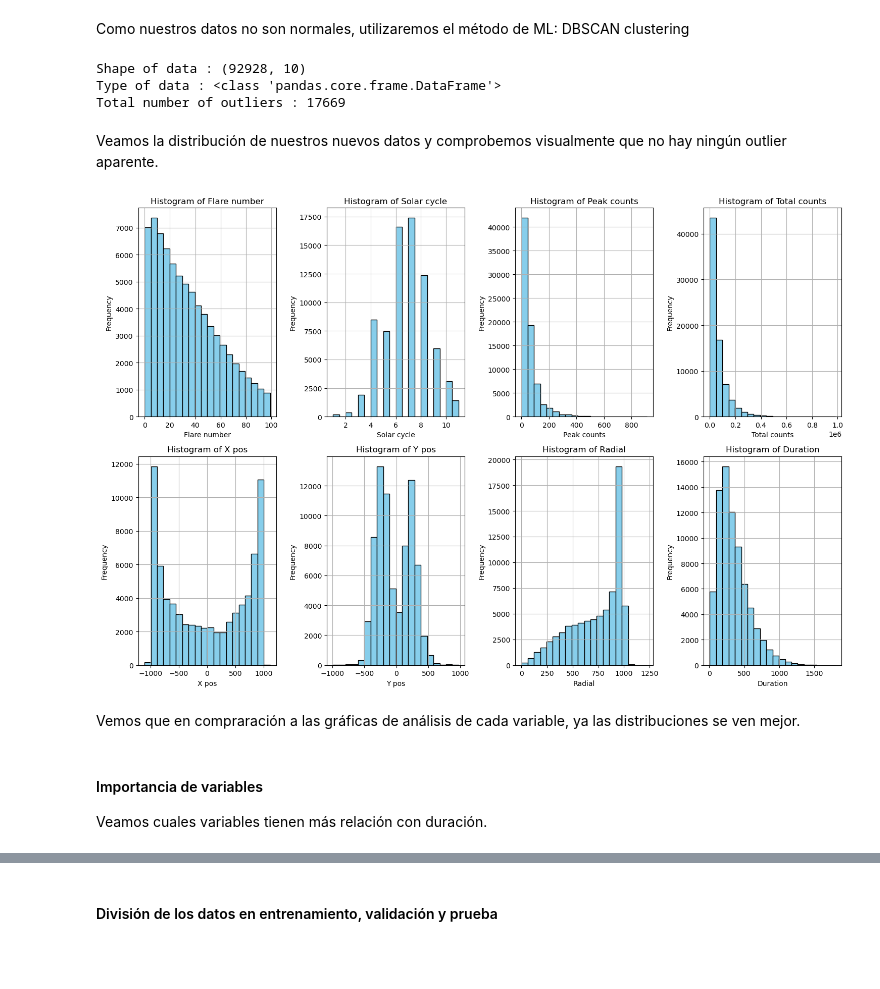
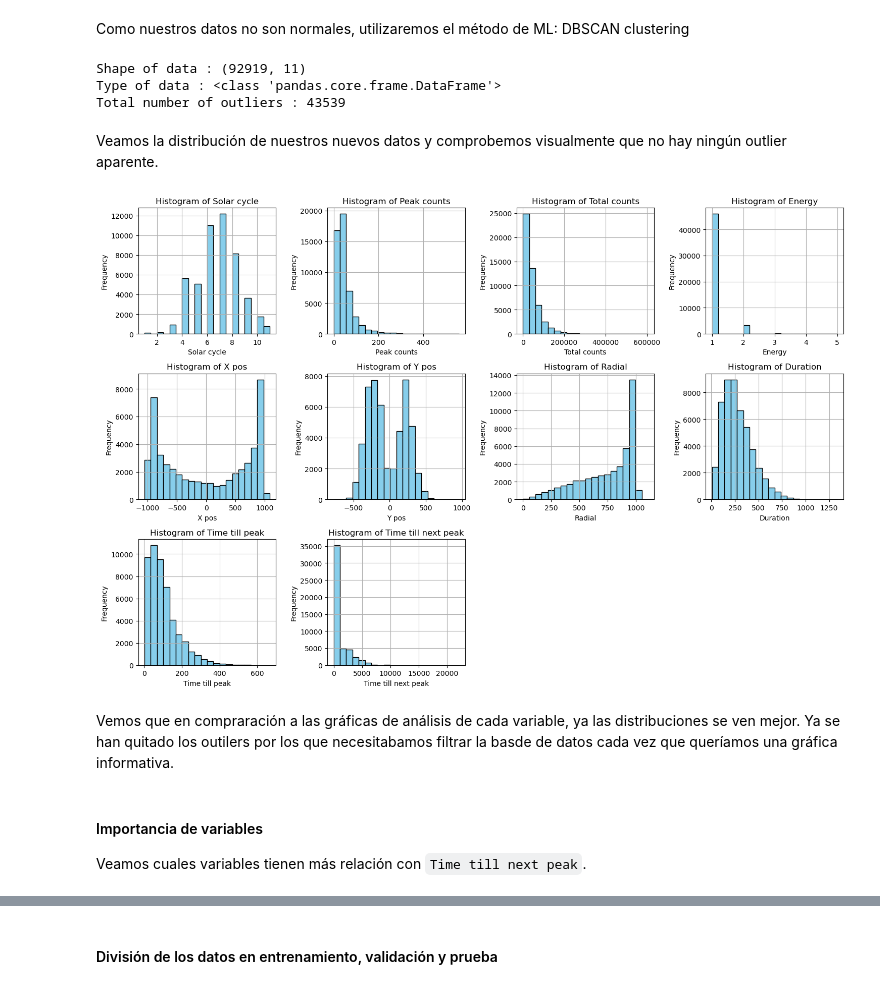
Before and after one commit to WonderfulAme/solar-flares, a Jupyter notebook: Notebook.ipynb, the cells around one changed output, grey strips where cells are left out. Saved outputs shown, nothing was run; the diff lists cells and outputs as text; code cells hidden in the pictures; blank space fills up the shorter version.

```diff
--- a/Notebook.ipynb
+++ b/Notebook.ipynb
@@ -98,5 +99,0 @@ Agregaremos una nueva columna, el tiempo que toma que suceda otra llamarada sola
-# %%
-df.sort_values(by='Start time', inplace=True)
-df['Time till next'] = df['Start time'].shift(-1) - df['End time']
-df = df.iloc[:-1]
-df.tail()
@@ -109,0 +102,5 @@ df.tail()
+# %%
+df.sort_values(by='Start time', inplace=True)
+df['Time till next peak'] = (df['Peak time'].shift(-1) - df['Peak time']).dt.total_seconds()
+df = df.iloc[:-1]
+df.head()
@@ -528,6 +537,7 @@ Ahora escogeremos las columnas que nos importan:
 - `X pos`, `Y pos` y `Radial`.
 - `PE`, ya que indica si hubo un evento de partículas durante la llamarada solar.
 # %%
-data = data[["Flare number", "Solar cycle", "Peak counts", "Total counts", "Energy", "X pos", "Y pos", "Radial", "PE", "Duration"]]
+df.loc[:, "Time till peak"] = (df['Peak time'] - df['Start time']).dt.total_seconds()
+data = data[["Solar cycle", "Peak counts", "Total counts", "Energy", "X pos", "Y pos", "Radial", "PE", "Duration", "Time till peak","Time till next peak"]]
 data.head()
 # %% [output]
@@ -579,38 +589,38 @@ data_no_outliers = data_outliers[~outliers_index]
 data_no_outliers.reset_index(drop=True, inplace=True)
 data = data_no_outliers.copy()
 # %% [output]
-Shape of data : (92928, 10)
+Shape of data : (92919, 11)
 Type of data : <class 'pandas.core.frame.DataFrame'>
-Total number of outliers : 17669
+Total number of outliers : 43539
 # %% [markdown]
 Veamos la distribución de nuestros nuevos datos y comprobemos visualmente que no hay ningún outlier aparente.
 # %%
-columns = ["Flare number", "Solar cycle", "Peak counts", "Total counts", "X pos", "Y pos", "Radial", "Duration"]
+columns = ["Solar cycle", "Peak counts", "Total counts", "Energy", "X pos", "Y pos", "Radial", "Duration", "Time till peak","Time till next peak"]
 
 num_cols = 4
-num_rows = 2
+num_rows = 3
 fig, axes = plt.subplots(num_rows, num_cols, figsize=(15, 10))
 axes = axes.flatten()
 for i, column in enumerate(columns):
     ax = axes[i]
     ax.hist(data[column], bins=20, color='skyblue', edgecolor='black')
     ax.set_title(f"Histogram of {column}")
     ax.set_xlabel(column)
     ax.set_ylabel("Frequency")
     ax.grid(True)
 
 for i in range(len(columns), num_rows * num_cols):
     axes[i].axis("off")
 
 plt.tight_layout()
 plt.show()
 # %% [output]
-[figure, old version]
+[figure, new version]
 # %% [markdown]
-Vemos que en compraración a las gráficas de análisis de cada variable, ya las distribuciones se ven mejor.
+Vemos que en compraración a las gráficas de análisis de cada variable, ya las distribuciones se ven mejor. Ya se han quitado los outilers por los que necesitabamos filtrar la basde de datos cada vez que queríamos una gráfica informativa.
 # %% [markdown]
 #### Importancia de variables
-Veamos cuales variables tienen más relación con duración.
+Veamos cuales variables tienen más relación con `Time till next peak`.
 # %%
 from sklearn.linear_model import LinearRegression
 from scipy.stats import pearsonr
```
Also changed, not shown: parts of 39 cells of this notebook.
